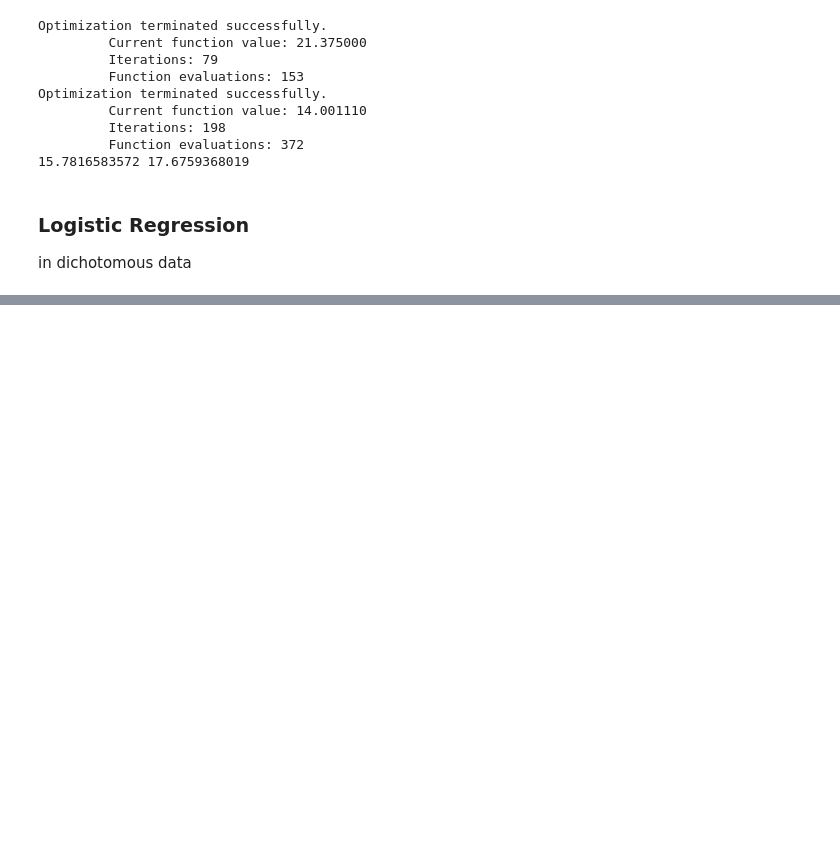
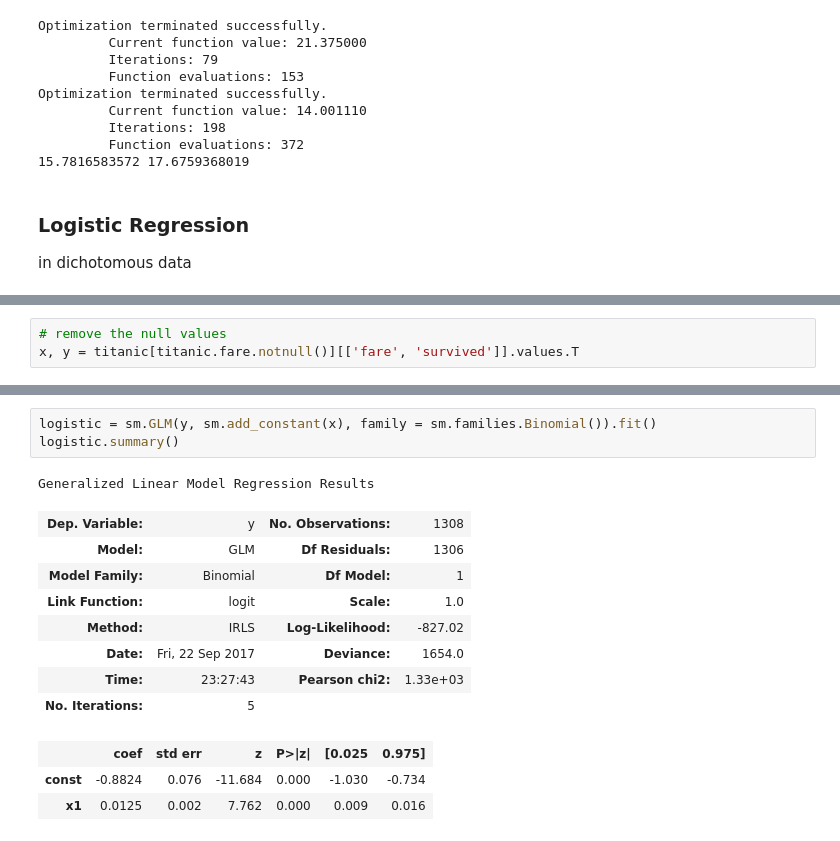
Before and after one commit to yueying-teng/STAT, a Jupyter notebook: statistical model.ipynb, the cells around one changed output, grey strips where cells are left out. Saved outputs shown, nothing was run; the diff lists cells and outputs as text; blank space fills up the shorter version.

```diff
--- a/statistical model.ipynb
+++ b/statistical model.ipynb
@@ -675,0 +777,3 @@ ImportError: No module named 'xlrd'
+# %%
+# remove the null values
+x, y = titanic[titanic.fare.notnull()][['fare', 'survived']].values.T
@@ -675,0 +791,16 @@ ImportError: No module named 'xlrd'
+# %%
+logistic = sm.GLM(y, sm.add_constant(x), family = sm.families.Binomial()).fit()
+logistic.summary()
+# %% [output]
+Generalized Linear Model Regression Results
+| Dep. Variable: | y | No. Observations: | 1308 |
+| Model: | GLM | Df Residuals: | 1306 |
+| Model Family: | Binomial | Df Model: | 1 |
+| Link Function: | logit | Scale: | 1.0 |
+| Method: | IRLS | Log-Likelihood: | -827.02 |
+| Date: | Fri, 22 Sep 2017 | Deviance: | 1654.0 |
+| Time: | 23:27:43 | Pearson chi2: | 1.33e+03 |
+| No. Iterations: | 5 |  |  |
+|  | coef | std err | z | P>|z| | [0.025 | 0.975] |
+| const | -0.8824 | 0.076 | -11.684 | 0.000 | -1.030 | -0.734 |
+| x1 | 0.0125 | 0.002 | 7.762 | 0.000 | 0.009 | 0.016 |
```
Also changed, not shown: parts of 31 cells of this notebook.
